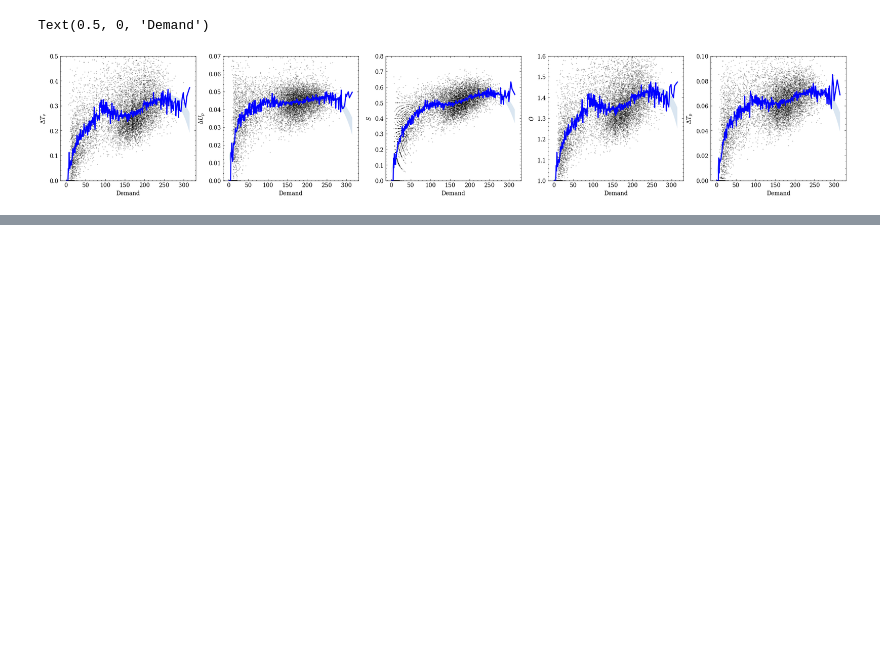
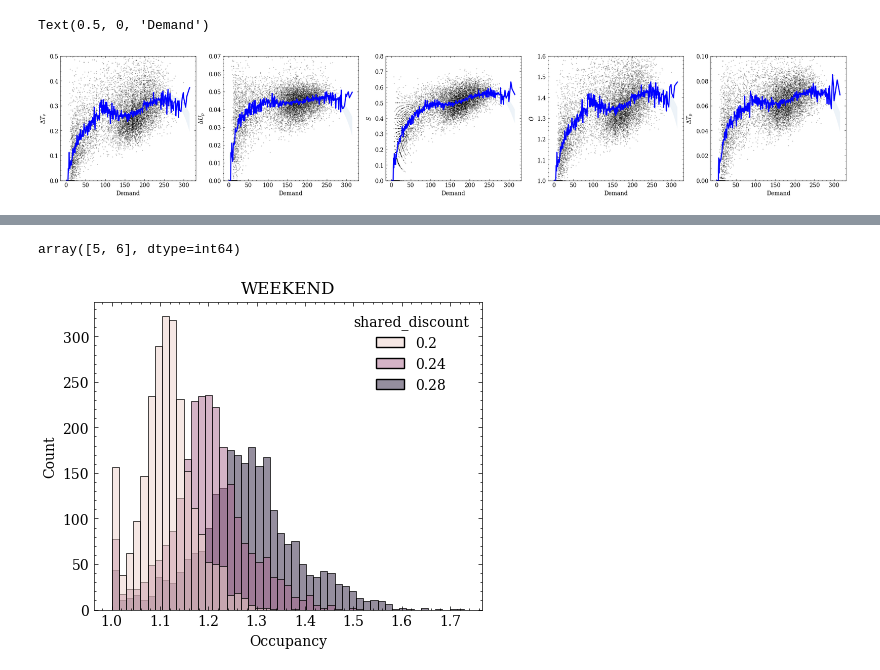
Before and after one commit to OlhaShulikaUJ/ExMAS-plotting, a Jupyter notebook: NYC KPI DA.ipynb, the cells around one changed output, grey strips where cells are left out. Cells and saved outputs as stored; diff of their text form; code cells hidden in the pictures; blank space fills up the shorter version.

```diff
--- a/NYC KPI DA.ipynb
+++ b/NYC KPI DA.ipynb
@@ -155,0 +305,9 @@ Text(0.5, 1.0, 'Passenger hours increase')
+# %%
+to_plot = df1[(df1.Start_time.dt.dayofweek.isin([5,6]))]
+fig, ax = plt.subplots(figsize=(5,4))
+ax.set_title('WEEKEND')
+sns.histplot(data = to_plot, x = 'Occupancy', hue = 'shared_discount',ax = ax)
+to_plot.Start_time.dt.dayofweek.unique()
+# %% [output]
+array([5, 6], dtype=int64)
+[figure, added]
```
Also changed, not shown: parts of 23 cells of this notebook.
